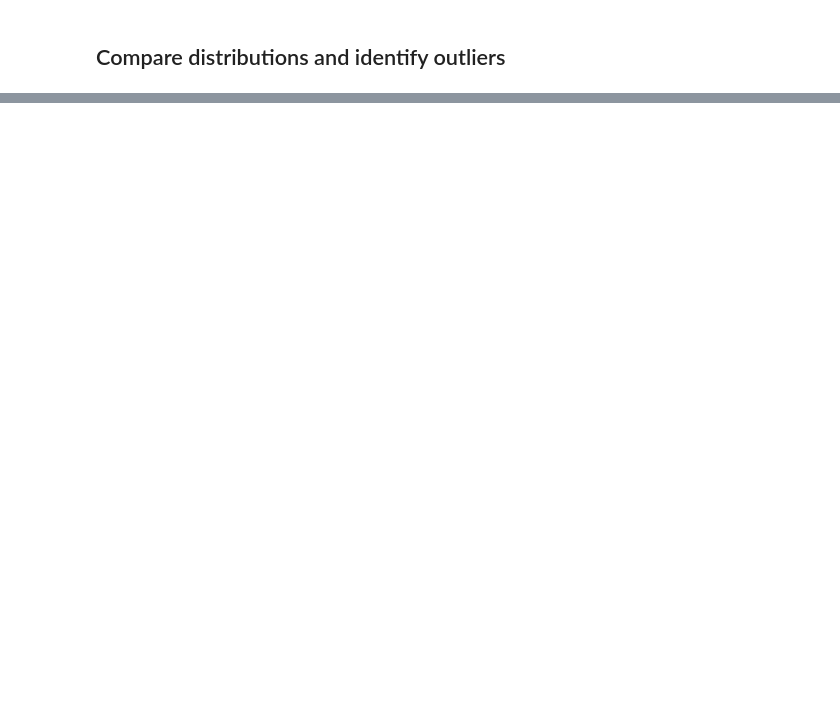
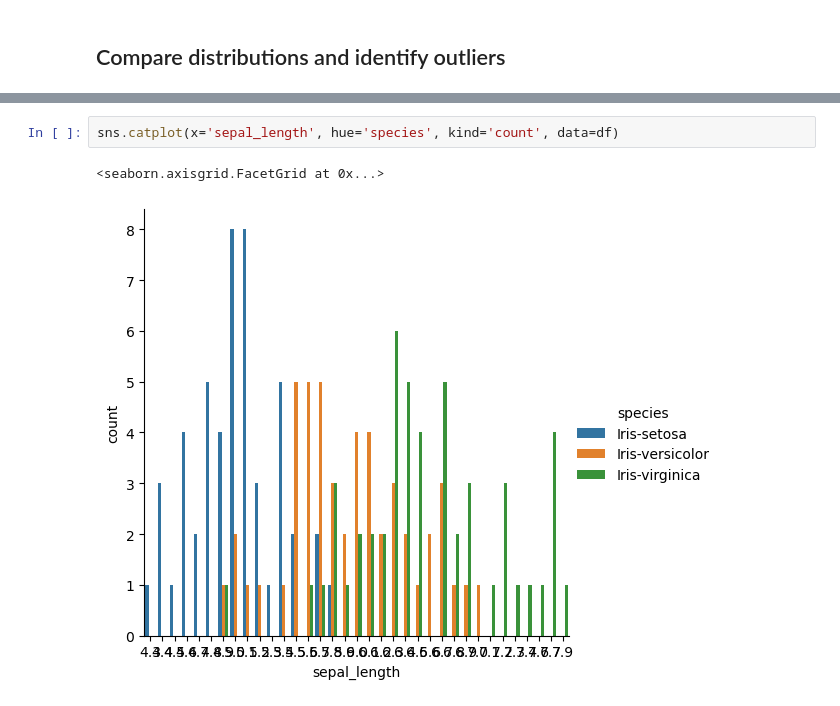
Before and after one commit to ompatil7/dsbda, a Jupyter notebook: assg5.ipynb, the cells around one changed output, grey strips where cells are left out. Saved outputs shown, nothing was run; the diff lists cells and outputs as text; blank space fills up the shorter version.

```diff
--- a/assg5.ipynb
+++ b/assg5.ipynb
@@ -115,3 +113,8 @@ Identified outliers:
 Empty DataFrame
 Columns: [sepal_length, sepal_width, petal_length, petal_width, species]
 Index: []
+# %%
+sns.catplot(x='sepal_length', hue='species', kind='count', data=df)
+# %% [output]
+<seaborn.axisgrid.FacetGrid at 0x...>
+[figure, added]
```
Also changed, not shown: parts of 2 cells of this notebook, 15 other files.
